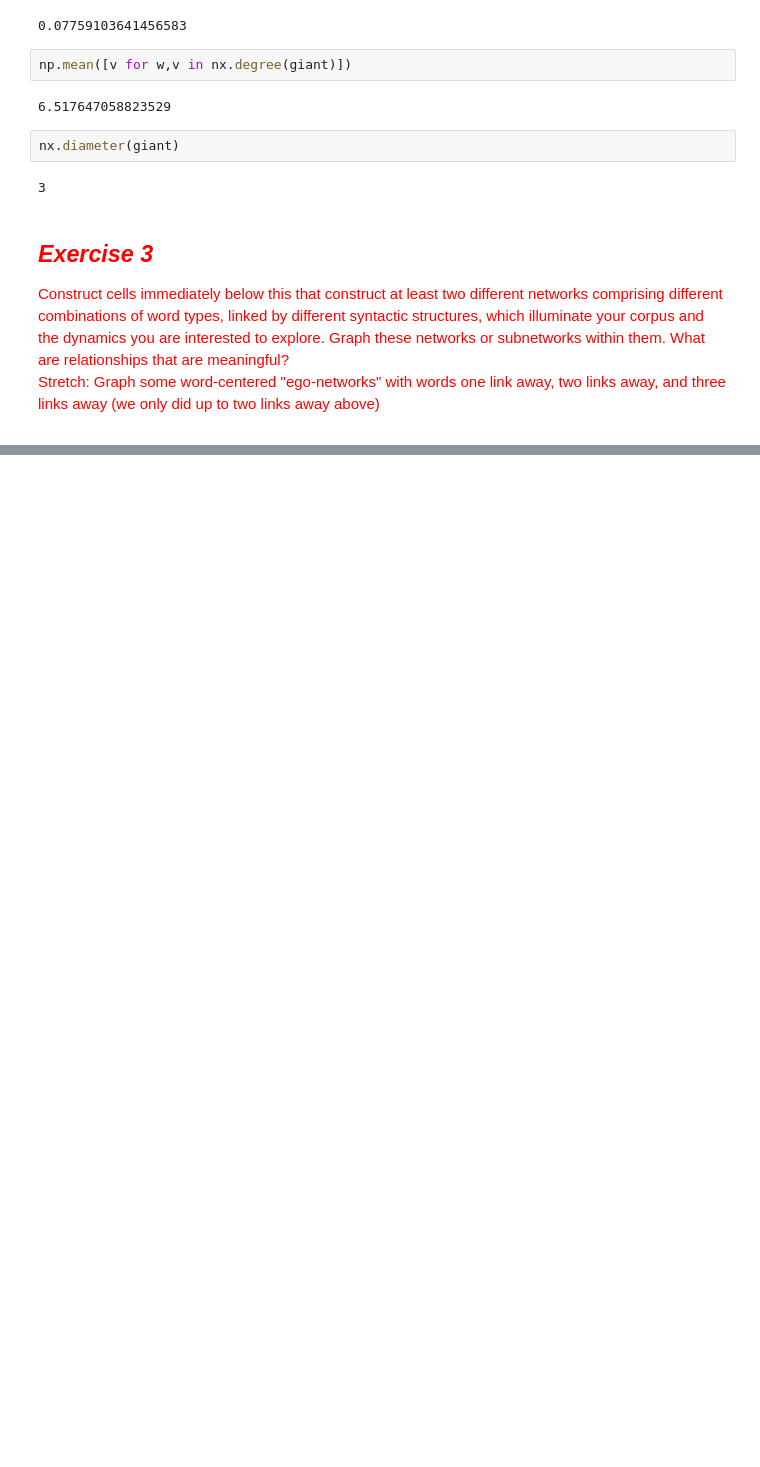
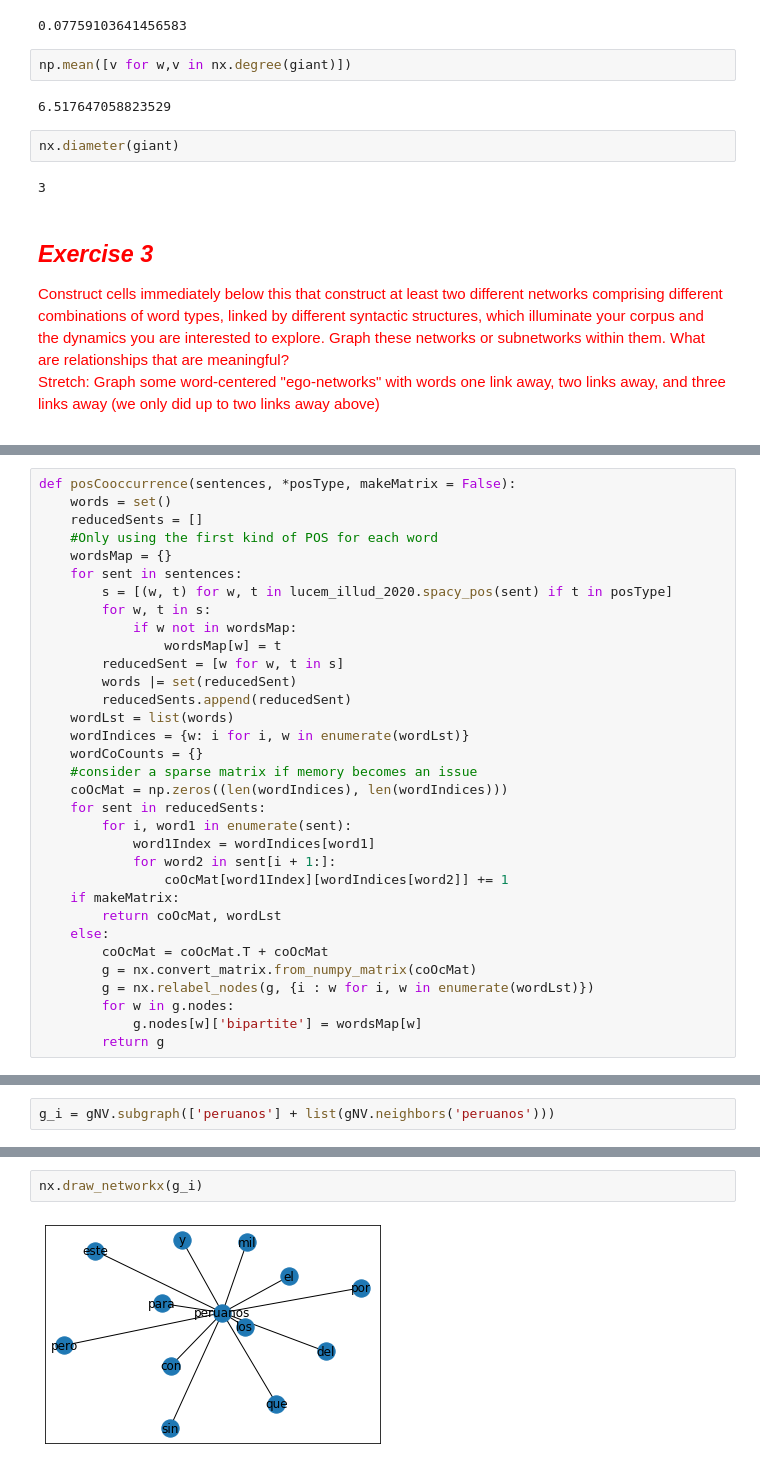
Before and after one commit to ccsuehara/Content-Analysis-2020, a Jupyter notebook: week-5/HW5_exercise.ipynb, the cells around one changed output, grey strips where cells are left out. Drawn from its saved outputs; the diff is of its cells as text; blank space fills up the shorter version.

```diff
--- a/week-5/HW5_exercise.ipynb
+++ b/week-5/HW5_exercise.ipynb
@@ -724,0 +747,33 @@ Stretch: Graph some word-centered "ego-networks" with words one link away, two l
+# %%
+def posCooccurrence(sentences, *posType, makeMatrix = False):
+    words = set()
+    reducedSents = []
+    #Only using the first kind of POS for each word
+    wordsMap = {}
+    for sent in sentences:
+        s = [(w, t) for w, t in lucem_illud_2020.spacy_pos(sent) if t in posType]
+        for w, t in s:
+            if w not in wordsMap:
+                wordsMap[w] = t
+        reducedSent = [w for w, t in s]
+        words |= set(reducedSent)
+        reducedSents.append(reducedSent)
+    wordLst = list(words)
+    wordIndices = {w: i for i, w in enumerate(wordLst)}
+    wordCoCounts = {}
+    #consider a sparse matrix if memory becomes an issue
+    coOcMat = np.zeros((len(wordIndices), len(wordIndices)))
+    for sent in reducedSents:
+        for i, word1 in enumerate(sent):
+            word1Index = wordIndices[word1]
+            for word2 in sent[i + 1:]:
+                coOcMat[word1Index][wordIndices[word2]] += 1
+    if makeMatrix:
+        return coOcMat, wordLst
+    else:
+        coOcMat = coOcMat.T + coOcMat
+        g = nx.convert_matrix.from_numpy_matrix(coOcMat)
+        g = nx.relabel_nodes(g, {i : w for i, w in enumerate(wordLst)})
+        for w in g.nodes:
+            g.nodes[w]['bipartite'] = wordsMap[w]
+        return g
@@ -724,0 +878,2 @@ Stretch: Graph some word-centered "ego-networks" with words one link away, two l
+# %%
+g_i = gNV.subgraph(['peruanos'] + list(gNV.neighbors('peruanos')))
@@ -724,0 +888,4 @@ Stretch: Graph some word-centered "ego-networks" with words one link away, two l
+# %%
+nx.draw_networkx(g_i)
+# %% [output]
+[figure, added]
```
Also changed, not shown: parts of 24 cells of this notebook.
